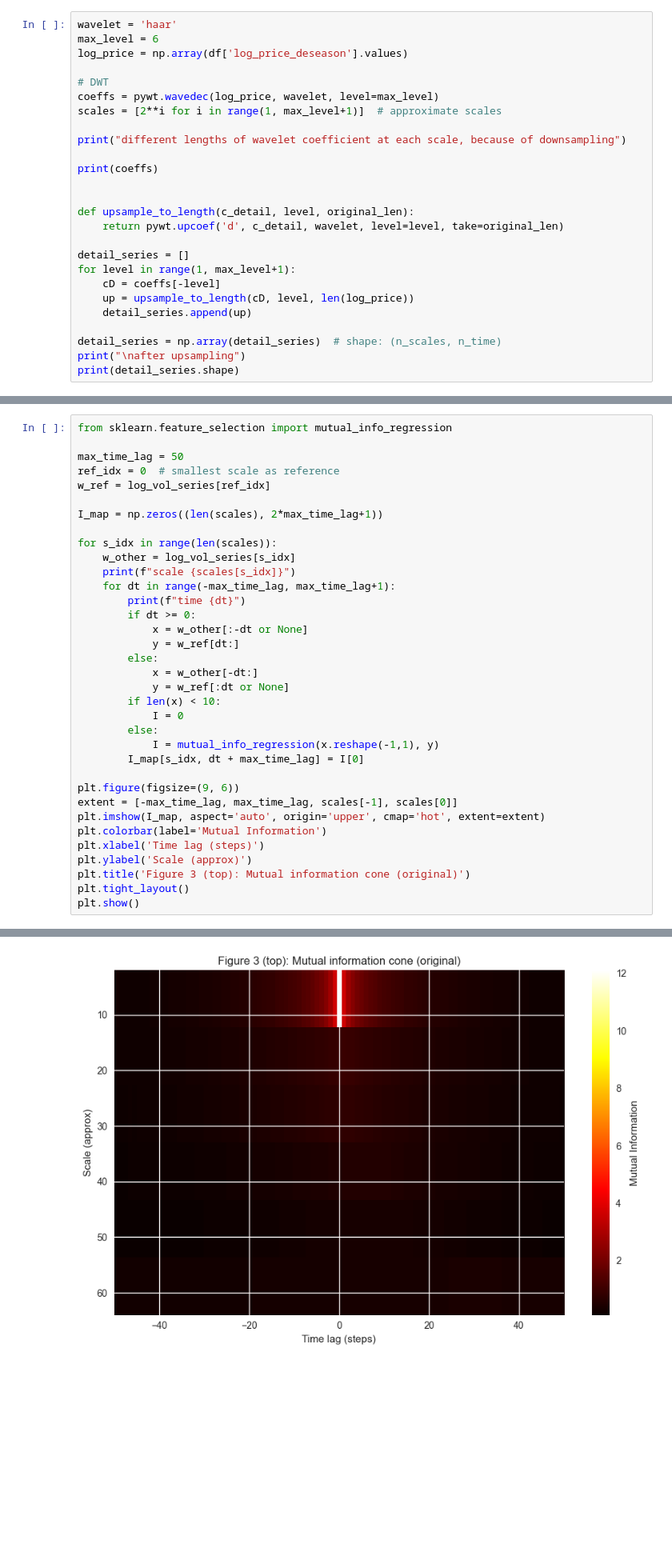
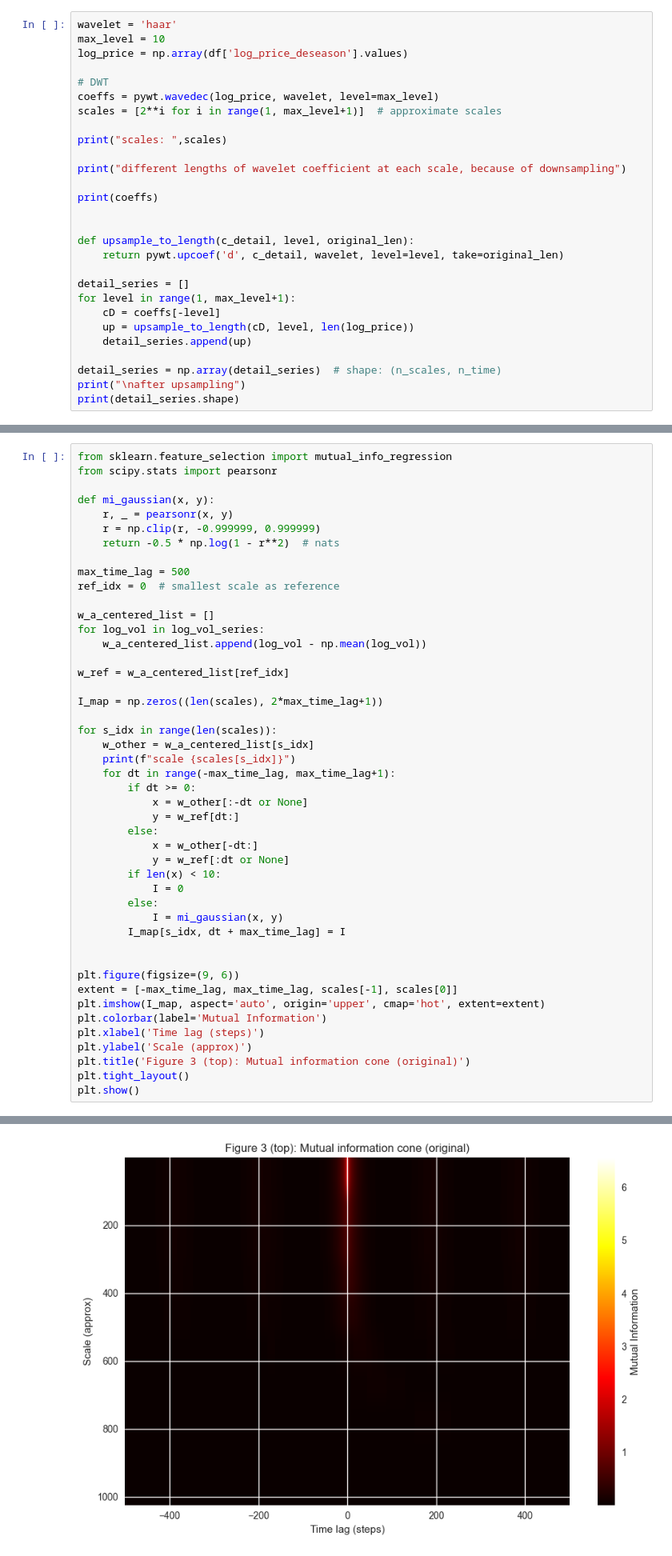
Before and after one commit to filipchudzynski/stock-market-non-gaussianity-analyzer_v2, a Jupyter notebook: paper_simulation.ipynb, the cells around one changed output, grey strips where cells are left out. Shown at 80% size. Cells and saved outputs as stored; diff of their text form; blank space fills up the shorter version.

Commit message:
https://github.com/filipchudzynski/stock-market-non-gaussianity-analyzer_v2/issues/25

```diff
--- a/paper_simulation.ipynb
+++ b/paper_simulation.ipynb
@@ -68,12 +68,14 @@ We:
 - Construct the centered log-volatility walk at a chosen scale (~20 minutes).
 # %%
 wavelet = 'haar'
-max_level = 6
+max_level = 10
 log_price = np.array(df['log_price_deseason'].values)
 
 # DWT
 coeffs = pywt.wavedec(log_price, wavelet, level=max_level)
 scales = [2**i for i in range(1, max_level+1)]  # approximate scales
+
+print("scales: ",scales)
 
 print("different lengths of wavelet coefficient at each scale, because of downsampling")
 
@@ -308,17 +355,27 @@ We compute the mutual information between log-volatility at different scales and
 # %%
 from sklearn.feature_selection import mutual_info_regression
+from scipy.stats import pearsonr
 
-max_time_lag = 50
+def mi_gaussian(x, y):
+    r, _ = pearsonr(x, y)
+    r = np.clip(r, -0.999999, 0.999999)
+    return -0.5 * np.log(1 - r**2)  # nats
+
+max_time_lag = 500
 ref_idx = 0  # smallest scale as reference
-w_ref = log_vol_series[ref_idx]
+
+w_a_centered_list = []
+for log_vol in log_vol_series:
+    w_a_centered_list.append(log_vol - np.mean(log_vol))
+
+w_ref = w_a_centered_list[ref_idx]
 
 I_map = np.zeros((len(scales), 2*max_time_lag+1))
 
 for s_idx in range(len(scales)):
-    w_other = log_vol_series[s_idx]
+    w_other = w_a_centered_list[s_idx]
     print(f"scale {scales[s_idx]}")
     for dt in range(-max_time_lag, max_time_lag+1):
-        print(f"time {dt}")
         if dt >= 0:
             x = w_other[:-dt or None]
             y = w_ref[dt:]
@@ -328,8 +385,9 @@ for s_idx in range(len(scales)):
         if len(x) < 10:
             I = 0
         else:
-            I = mutual_info_regression(x.reshape(-1,1), y)
-        I_map[s_idx, dt + max_time_lag] = I[0]
+            I = mi_gaussian(x, y)
+        I_map[s_idx, dt + max_time_lag] = I
+
 
 plt.figure(figsize=(9, 6))
 extent = [-max_time_lag, max_time_lag, scales[-1], scales[0]]
@@ -361 +412 @@ time 50
-[figure, old version]
+[figure, new version]
```
Also changed, not shown: parts of 11 cells of this notebook.
